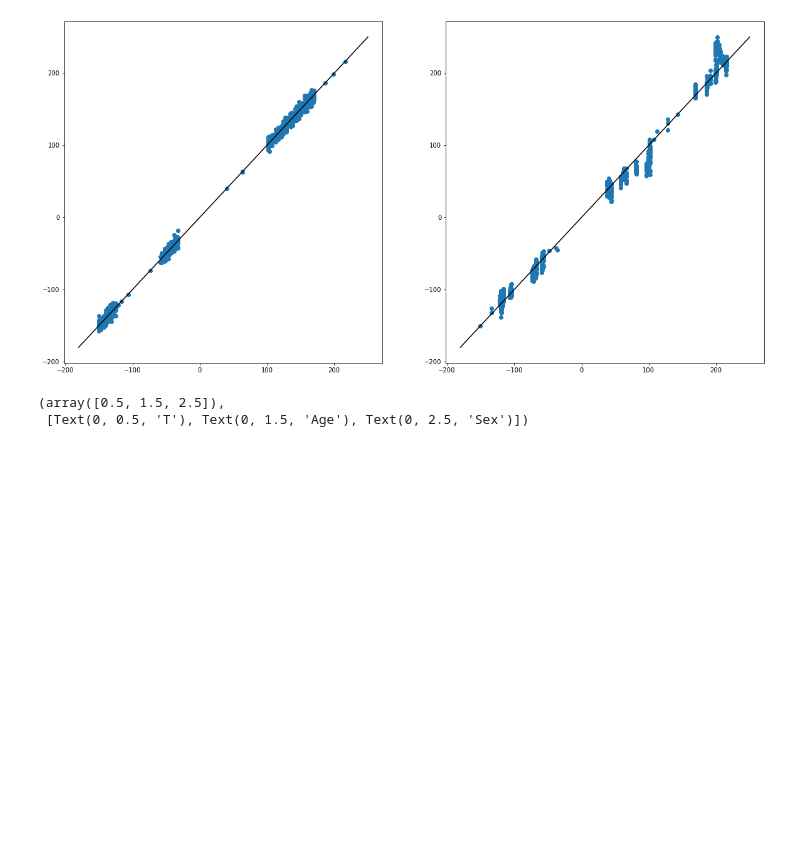
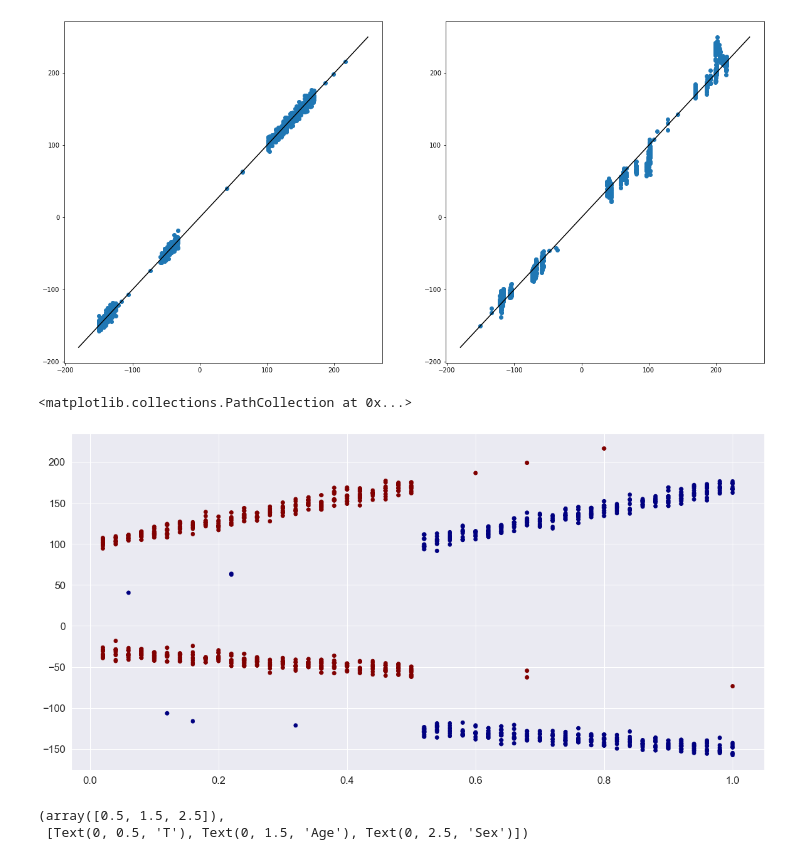
Before and after one commit to neko2048/counterfactual, a Jupyter notebook: SHAPinteraction.ipynb, the cells around one changed output. Cells and saved outputs as stored; diff of their text form; code cells hidden in the pictures; blank space fills up the shorter version.

```diff
--- a/SHAPinteraction.ipynb
+++ b/SHAPinteraction.ipynb
@@ -92,6 +92,12 @@ axs[1].plot([-180, 250], [-180, 250], color='black')
 # %% [output]
 [<matplotlib.lines.Line2D at 0x...>]
 [figure]
+# %%
+fig, axs = plt.subplots(1, 1, figsize=(20, 10))
+axs.scatter(totalData["Age"], y, c=totalData["T"], cmap="jet")
+# %% [output]
+<matplotlib.collections.PathCollection at 0x...>
+[figure, added]
 # %%
 # Get absolute mean of matrices
 mean_shap = np.abs(shap_interaction).mean(0)
```
Also changed, not shown: 11 other files.
